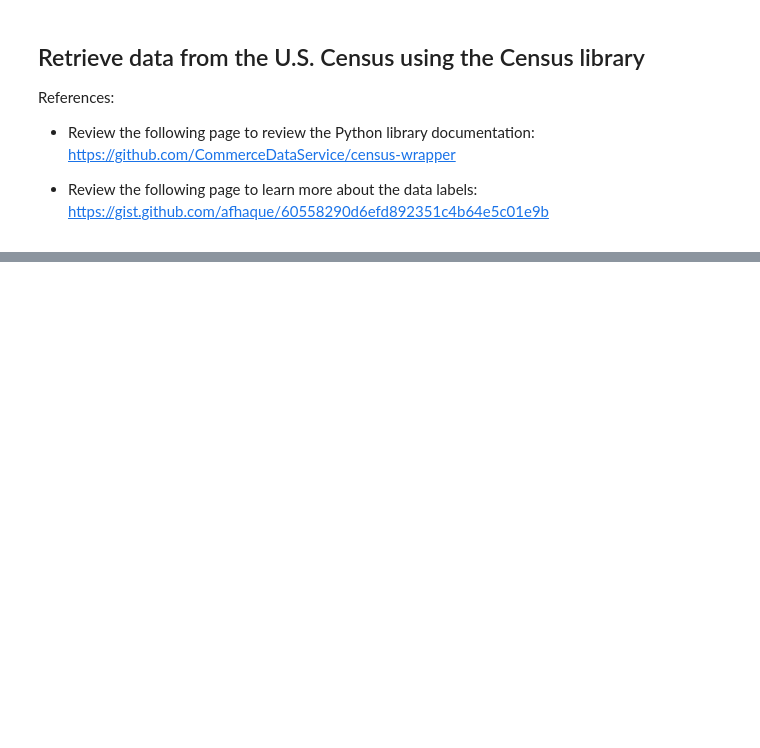
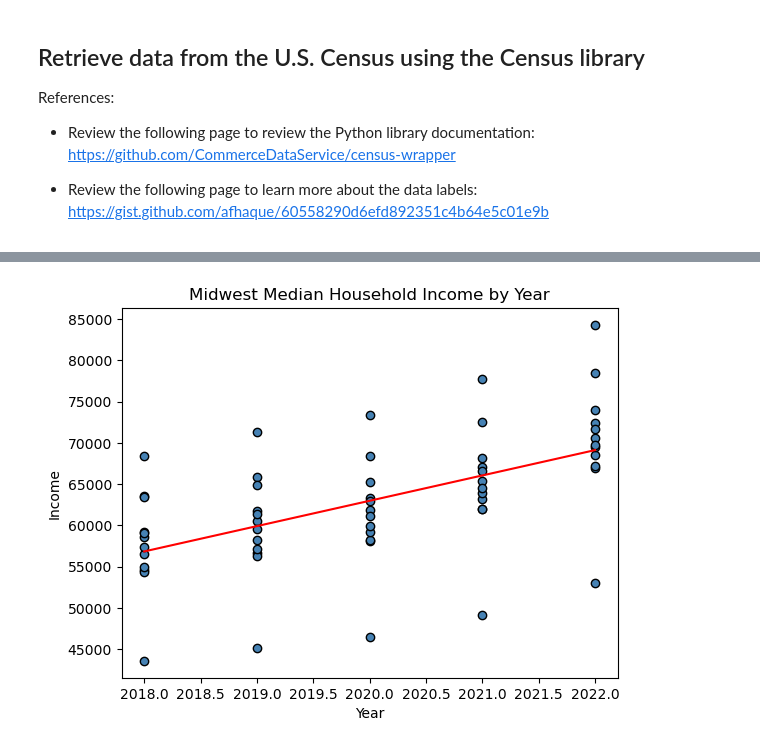
Before and after one commit to cmhillm75/US-Housing-Trends, a Jupyter notebook: census.ipynb, the cells around one changed output, grey strips where cells are left out. Cells and saved outputs as stored; diff of their text form; code cells hidden in the pictures; blank space fills up the shorter version.

```diff
--- a/census.ipynb
+++ b/census.ipynb
@@ -201,0 +235,18 @@ census_pd.to_csv("census_data.csv", encoding="utf-8", index=False)
+# %%
+def regressValues(x_values, y_values):
+    (slope, intercept, rvalue, pvalue, stderr) = linregress(x_values, y_values)
+    regress_values = x_values * slope + intercept
+    return regress_values
+# %%
+plt.plot(census_pd["Year"], regressValues(census_pd["Year"], census_pd["Household Income"]),"r-")
+plt.scatter(census_pd["Year"], census_pd["Household Income"], marker="o", facecolors="steelblue", edgecolors="black")
+
+# Incorporate the other graph properties
+plt.title('Midwest Median Household Income by Year')
+plt.xlabel('Year')
+plt.ylabel('Income')
+
+# Show plot
+plt.show()
+# %% [output]
+[figure, added]
```
Also changed, not shown: parts of 10 cells of this notebook, 1 other file.
